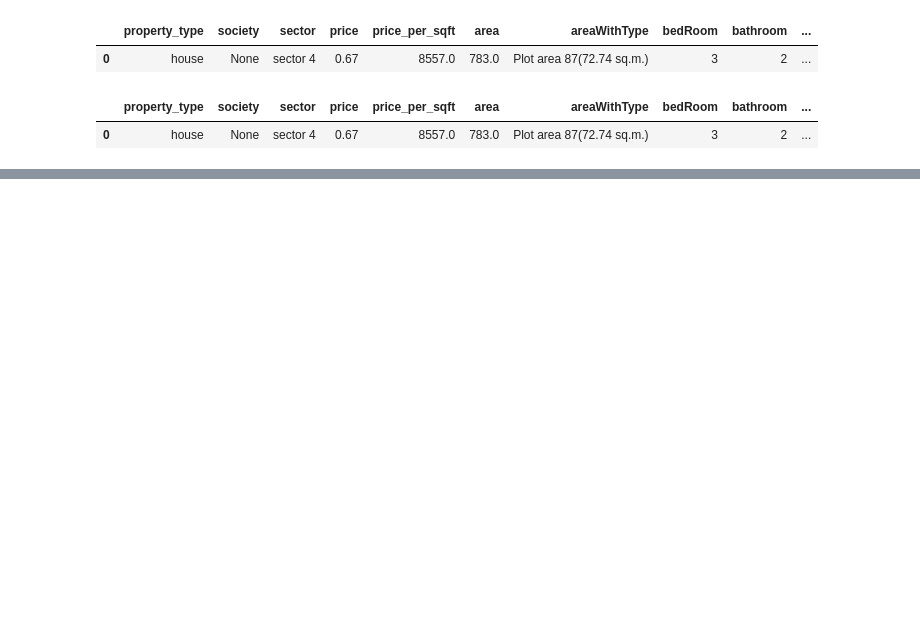
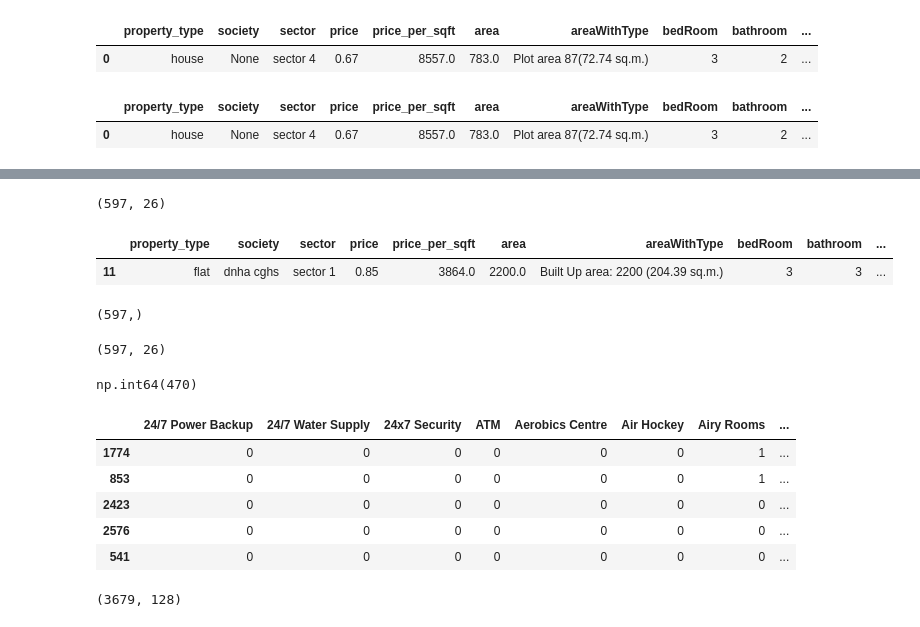
Before and after one commit to wasiahmad68/Capstone-project-Property-Price-Prediction-model, a Jupyter notebook: Step 4 Feature Engineering/Feature Engineering.ipynb, the cells around one changed output, grey strips where cells are left out. Cells and saved outputs as stored; diff of their text form; code cells hidden in the pictures; blank space fills up the shorter version.

```diff
--- a/Step 2 Data storing/Step 4 Feature Engineering/Feature Engineering.ipynb
+++ b/Step 4 Feature Engineering/Feature Engineering.ipynb
@@ -499,0 +526,23 @@ df.sample(5)[['furnishDetails','furnishing_type']]
+# %%
+# saving the temp_df where features are null
+temp_df = df[df['features'].isnull()]
+# %%
+temp_df.shape
+# %% [output]
+(597, 26)
+# %%
+temp_df.head(1)
+# %% [output]
+|  | property_type | society | sector | price | price_per_sqft | area | areaWithType | bedRoom | bathroom | ... |
+| 11 | flat | dnha cghs | sector 1 | 0.85 | 3864.0 | 2200.0 | Built Up area: 2200 (204.39 sq.m.) | 3 | 3 | ... |
+# %%
+# merging temp_df with app_df to get the TopFacilities from app_df into temp_df missing features
+x = temp_df.merge(app_df,left_on='society',right_on='PropertyName',how='left')['TopFacilities']
+# %%
+x.shape
+# %% [output]
+(597,)
+# %%
+temp_df.shape
+# %% [output]
+(597, 26)
@@ -499,0 +552,4 @@ df.sample(5)[['furnishDetails','furnishing_type']]
+# %%
+df['features'].isnull().sum()
+# %% [output]
+np.int64(470)
@@ -499,0 +569,13 @@ df.sample(5)[['furnishDetails','furnishing_type']]
+# %%
+features_binary_df.sample(5)
+# %% [output]
+|  | 24/7 Power Backup | 24/7 Water Supply | 24x7 Security | ATM | Aerobics Centre | Air Hockey | Airy Rooms | ... |
+| 1774 | 0 | 0 | 0 | 0 | 0 | 0 | 1 | ... |
+| 853 | 0 | 0 | 0 | 0 | 0 | 0 | 1 | ... |
+| 2423 | 0 | 0 | 0 | 0 | 0 | 0 | 0 | ... |
+| 2576 | 0 | 0 | 0 | 0 | 0 | 0 | 0 | ... |
+| 541 | 0 | 0 | 0 | 0 | 0 | 0 | 0 | ... |
+# %%
+features_binary_df.shape
+# %% [output]
+(3679, 128)
```
Also changed, not shown: parts of 28 cells of this notebook, 3 other files.
